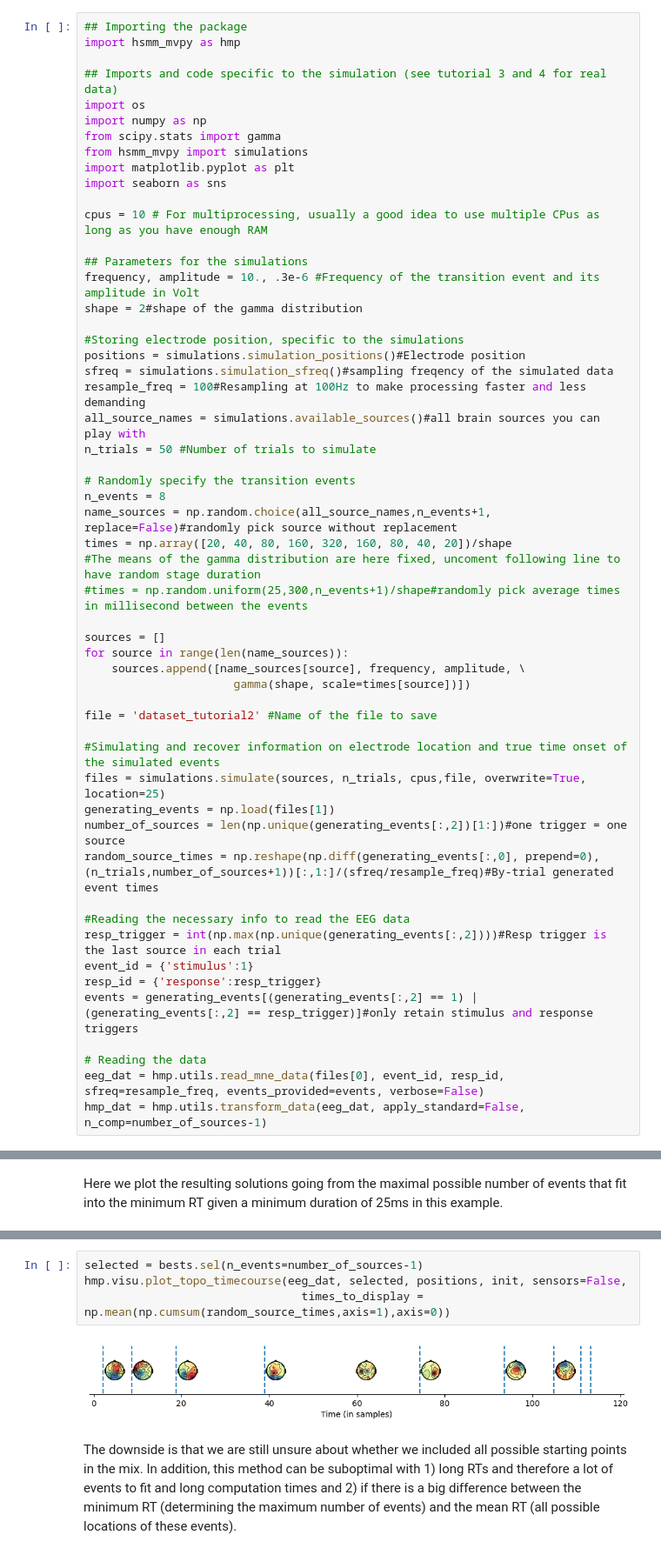
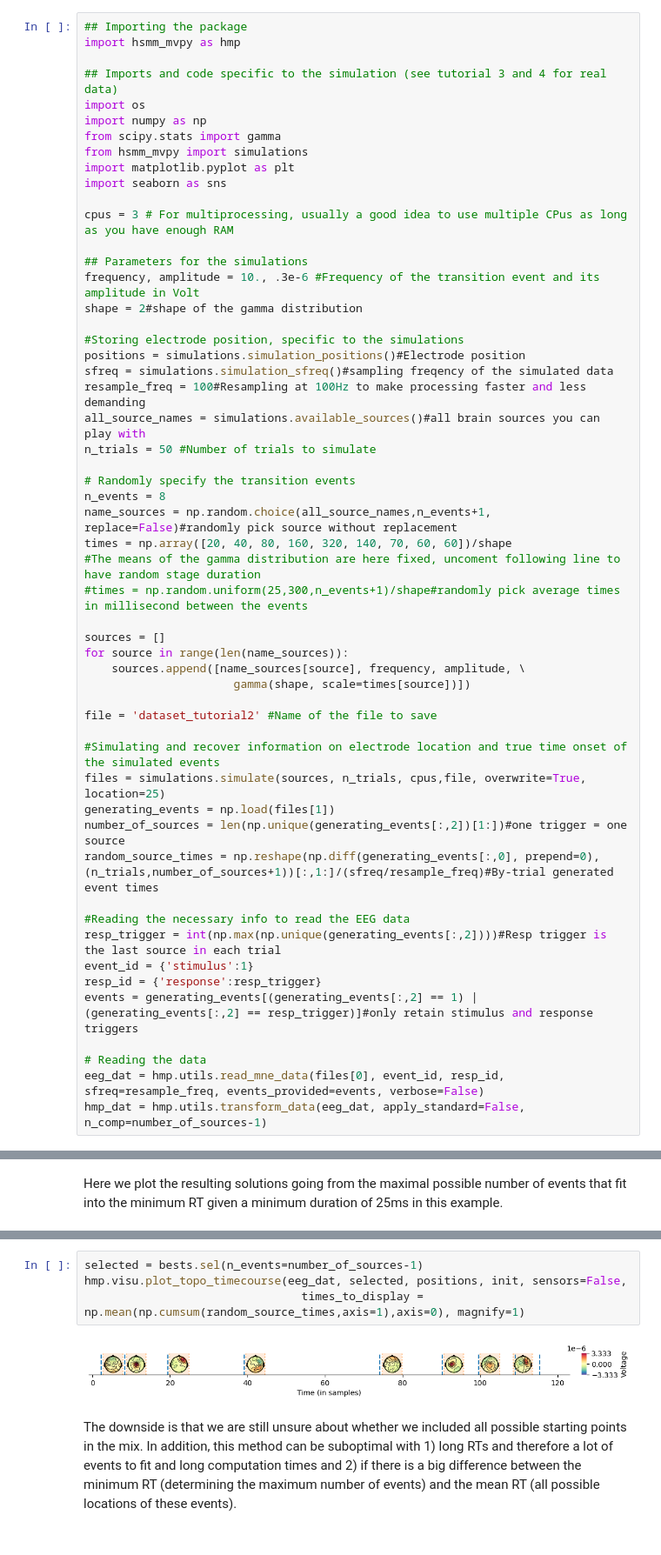
Before and after one commit to GWeindel/hmp, a Jupyter notebook: tutorials/2-Estimating_a_model.ipynb, the cells around one changed output, grey strips where cells are left out. Shown at 87% size. Cells and saved outputs as stored; diff of their text form.

```diff
--- a/tutorials/2-Estimating_a_model.ipynb
+++ b/tutorials/2-Estimating_a_model.ipynb
@@ -14,7 +14,7 @@ from hsmm_mvpy import simulations
 import matplotlib.pyplot as plt
 import seaborn as sns
 
-cpus = 10 # For multiprocessing, usually a good idea to use multiple CPus as long as you have enough RAM
+cpus = 3 # For multiprocessing, usually a good idea to use multiple CPus as long as you have enough RAM
 
 ## Parameters for the simulations
 frequency, amplitude = 10., .3e-6 #Frequency of the transition event and its amplitude in Volt
@@ -30,7 +30,7 @@ n_trials = 50 #Number of trials to simulate
 # Randomly specify the transition events
 n_events = 8
 name_sources = np.random.choice(all_source_names,n_events+1, replace=False)#randomly pick source without replacement
-times = np.array([20, 40, 80, 160, 320, 160, 80, 40, 20])/shape
+times = np.array([20, 40, 80, 160, 320, 140, 70, 60, 60])/shape
 #The means of the gamma distribution are here fixed, uncoment following line to have random stage duration
 #times = np.random.uniform(25,300,n_events+1)/shape#randomly pick average times in millisecond between the events
 
@@ -184,9 +190,9 @@ And from these solutions we can then select the number of events we orignally wa
 # %%
 selected = bests.sel(n_events=number_of_sources-1)
 hmp.visu.plot_topo_timecourse(eeg_dat, selected, positions, init, sensors=False,
-                                times_to_display = np.mean(np.cumsum(random_source_times,axis=1),axis=0))
+                                times_to_display = np.mean(np.cumsum(random_source_times,axis=1),axis=0), magnify=1)
 # %% [output]
-[figure, old version]
+[figure, new version]
 # %% [markdown]
 The downside is that we are still unsure about whether we included all possible starting points in the mix. In addition, this method can be suboptimal with 1) long RTs and therefore a lot of events to fit and long computation times and 2) if there is a big difference between the minimum RT (determining the maximum number of events) and the mean RT (all possible locations of these events).
 # %% [markdown]
```
Also changed, not shown: parts of 23 cells of this notebook, 3 other files.
